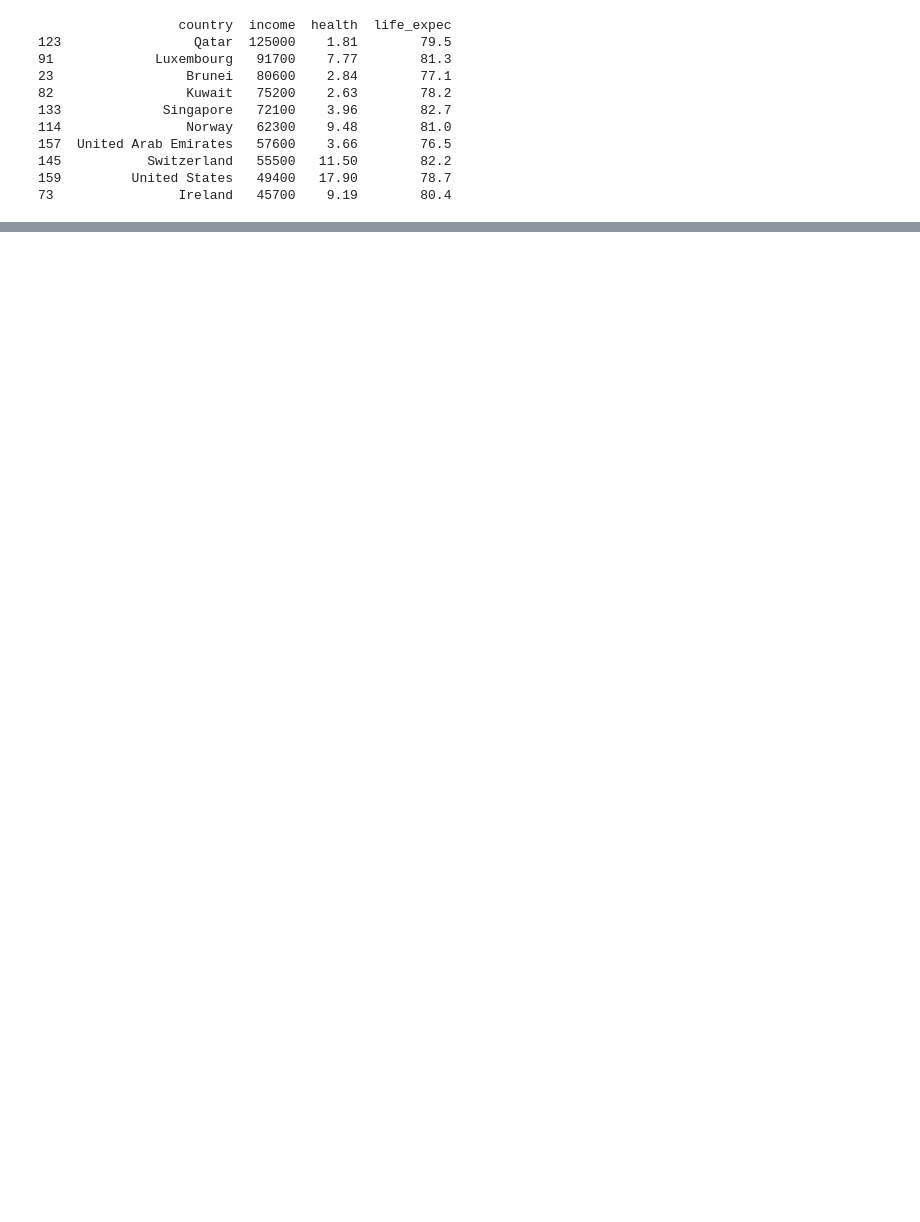
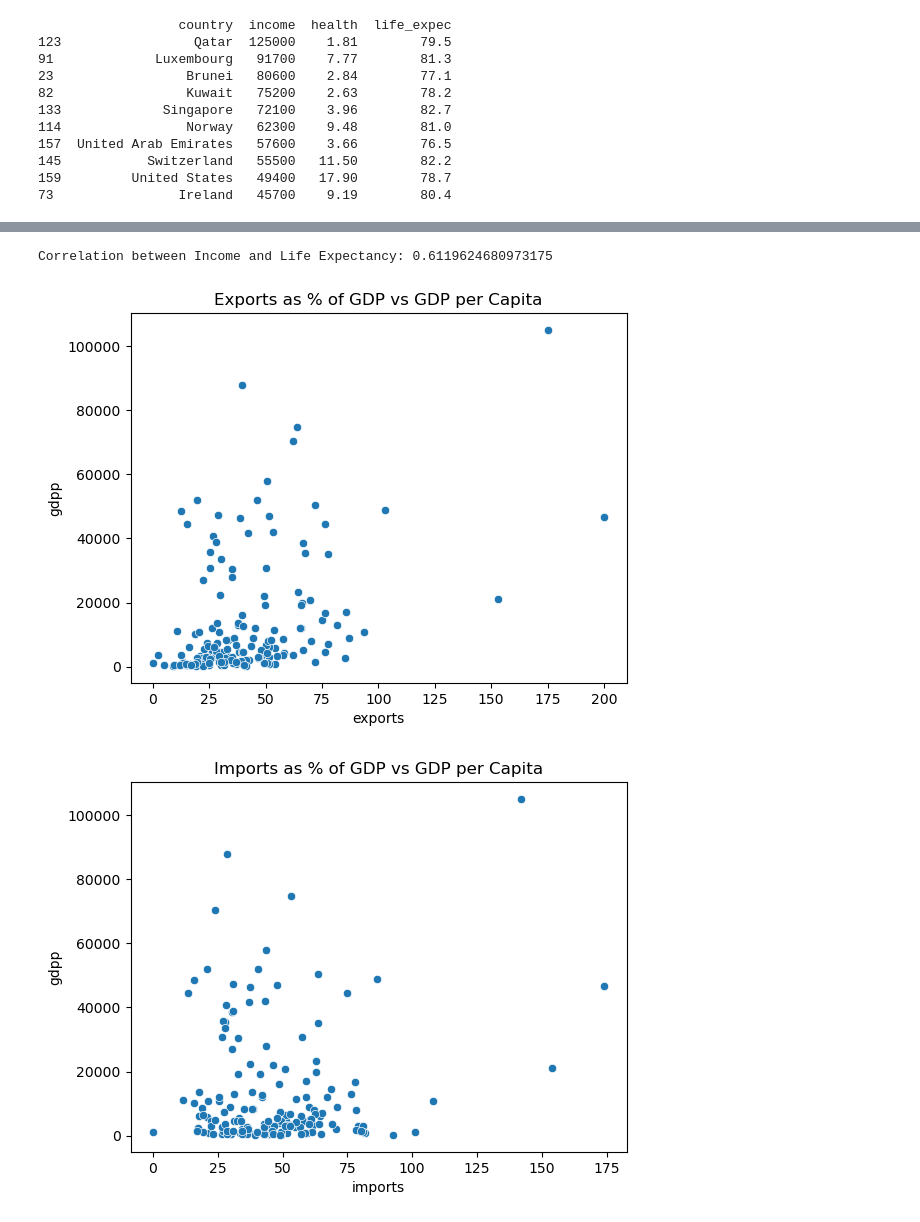
Before and after one commit to ib-frida/COVI19-Challenge, a Jupyter notebook: main.ipynb, the cells around one changed output, grey strips where cells are left out. Drawn from its saved outputs; the diff is of its cells as text; code cells hidden in the pictures; blank space fills up the shorter version.

```diff
--- a/main.ipynb
+++ b/main.ipynb
@@ -137,0 +209,19 @@ fig_map.show()
+# %%
+# Correlation between income and life expectancy
+corr_income_life = df['income'].corr(df['life_expec'])
+print(f"Correlation between Income and Life Expectancy: {corr_income_life}")
+# %% [output]
+Correlation between Income and Life Expectancy: 0.6119624680973175
+# %%
+# Scatter plot: Exports vs GDP per Capita
+sns.scatterplot(x='exports', y='gdpp', data=df)
+plt.title('Exports as % of GDP vs GDP per Capita')
+plt.show()
+
+# Scatter plot: Imports vs GDP per Capita
+sns.scatterplot(x='imports', y='gdpp', data=df)
+plt.title('Imports as % of GDP vs GDP per Capita')
+plt.show()
+# %% [output]
+[figure, added]
+[figure, added]
```
Also changed, not shown: parts of 4 cells of this notebook, 1 other file.
